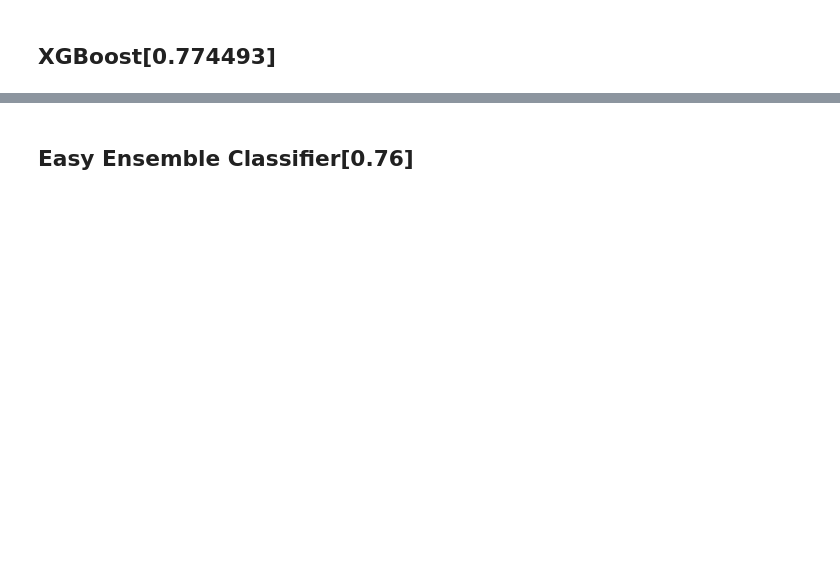
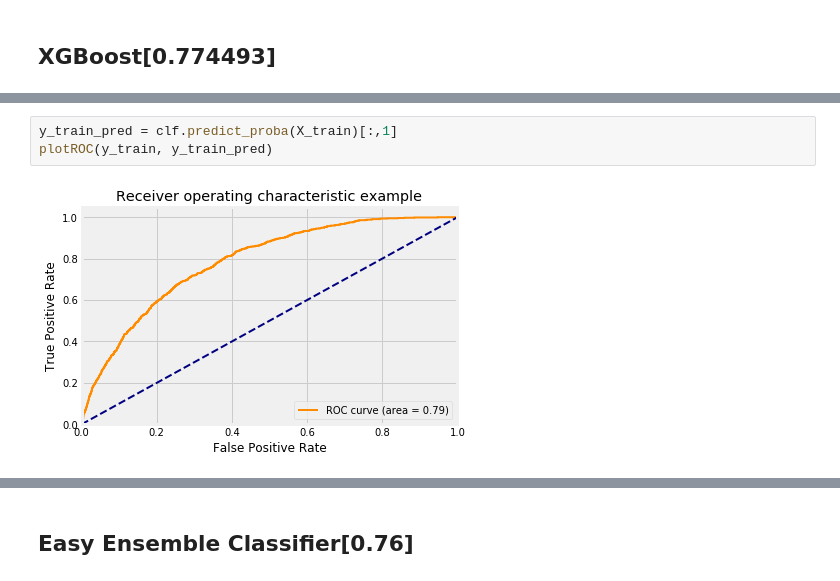
Before and after one commit to shenxiangzhuang/bank-competition, a Jupyter notebook: code/Models.ipynb, the cells around one changed output, grey strips where cells are left out. Drawn from its saved outputs; the diff is of its cells as text; blank space fills up the shorter version.

```diff
--- a/code/Models.ipynb
+++ b/code/Models.ipynb
@@ -146,0 +293,5 @@ XGBClassifier(base_score=0.5, booster='gbtree', colsample_bylevel=1,
+# %%
+y_train_pred = clf.predict_proba(X_train)[:,1]
+plotROC(y_train, y_train_pred)
+# %% [output]
+[figure, added]
```
Also changed, not shown: parts of 57 cells of this notebook, 29 other files.
